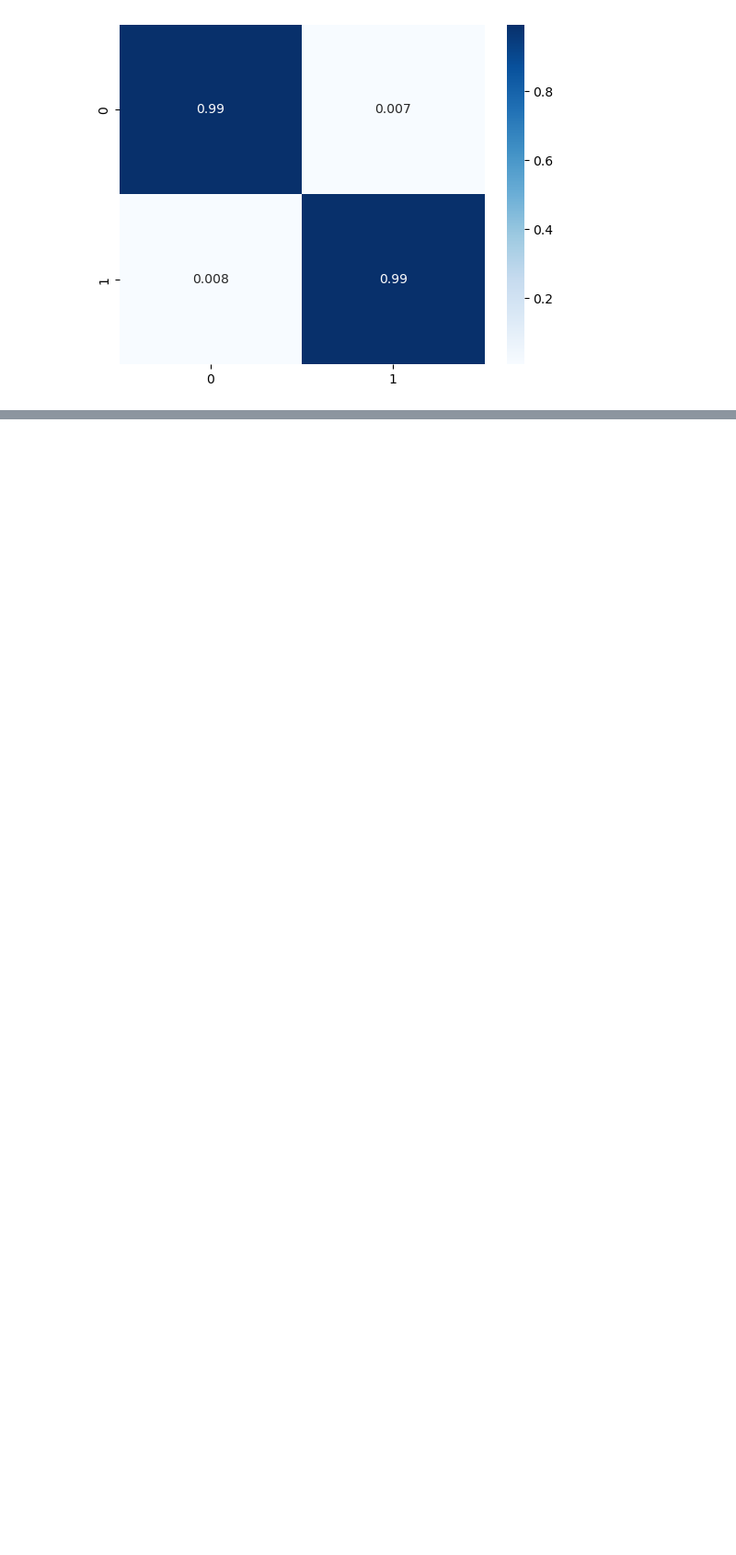
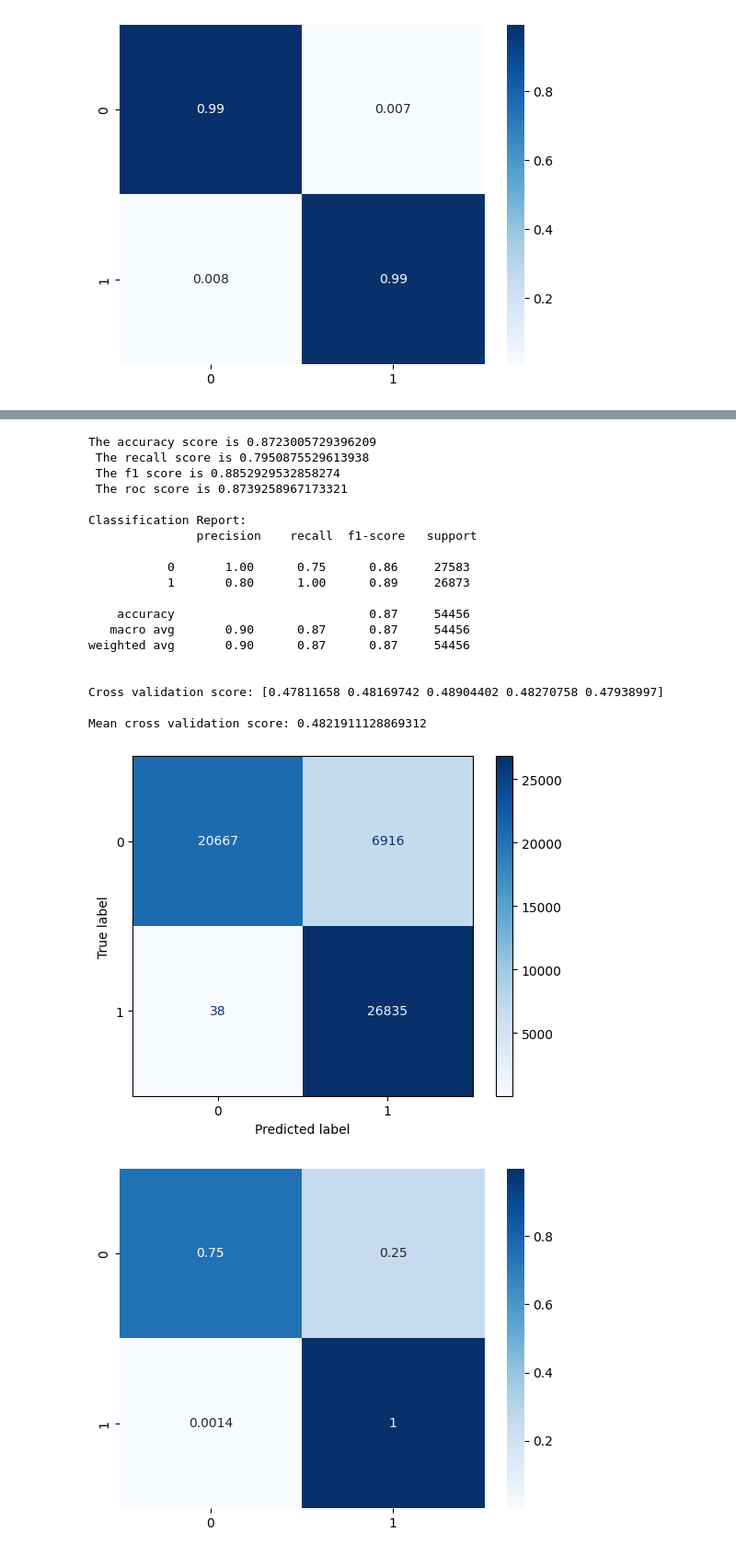
Before and after one commit to PBustamante65/NEO, a Jupyter notebook: API_test/NEOAPI.ipynb, the cells around one changed output, grey strips where cells are left out. Shown at 92% size. Cells and saved outputs as stored; diff of their text form; code cells hidden in the pictures; blank space fills up the shorter version.

```diff
--- a/API_test/NEOAPI.ipynb
+++ b/API_test/NEOAPI.ipynb
@@ -14,7 +14,7 @@ import dataprocess as dp
 # %% [markdown]
 ## Loading
 # %%
-df = pd.read_csv('/Volumes/Maestria/GitHub/NEO/NEO/API_test/neo_data_copy.csv')
+df = pd.read_csv('/workspaces/NEO/API_test/neo_data_copy.csv')
 df.head()
 # %% [output]
 |  | links | id | neo_reference_id | name | name_limited | designation | nasa_jpl_url | ... |
@@ -33,3 +33,7 @@ df.head()
 | 2 | 10.41 | 0 | 17340.4224662258 | 74687814.59975122 | 22.0067027115 | ... |
 | 3 | 10.41 | 0 | 16545.797587763 | 53823292.394218643 | 22.0067027115 | ... |
 | 4 | 10.41 | 0 | 21314.9467227704 | 26040971.835879446 | 22.0067027115 | ... |
+# %%
+dftest = df.copy()
+dftest.drop(columns=['minimum_orbit_intersection', 'eccentricity','inclination','perihilion_distance','aphelion_distance','estimated_diameter_average'], inplace=True)
+dftest.shape
@@ -320,0 +346,5 @@ Mean cross validation score: 0.9998913350991737
+# %%
+dftest1 = dftest.copy()
+
+dftest1 = dp.OverallProcessor(dftest1).adasyn()
+dftest1.shape
@@ -320,0 +353,5 @@ Mean cross validation score: 0.9998913350991737
+# %%
+scsplit = dp.scalesplit(dftest1)
+X_train, X_test, y_train, y_test = scsplit.ssplit()
+
+X_train.shape, X_test.shape, y_train.shape, y_test.shape
@@ -320,0 +362,26 @@ Mean cross validation score: 0.9998913350991737
+# %%
+log_reg = dp.LogRegression(X_train, X_test, y_train, y_test)
+
+log_reg.fit()
+# %% [output]
+The accuracy score is 0.8723005729396209
+ The recall score is 0.7950875529613938
+ The f1 score is 0.8852929532858274
+ The roc score is 0.8739258967173321
+
+Classification Report:
+               precision    recall  f1-score   support
+
+           0       1.00      0.75      0.86     27583
+           1       0.80      1.00      0.89     26873
+
+    accuracy                           0.87     54456
+   macro avg       0.90      0.87      0.87     54456
+weighted avg       0.90      0.87      0.87     54456
+
+
+Cross validation score: [0.47811658 0.48169742 0.48904402 0.48270758 0.47938997]
+
+Mean cross validation score: 0.4821911128869312
+[figure, added]
+[figure, added]
```
Also changed, not shown: parts of 36 cells of this notebook, 1 other file.
